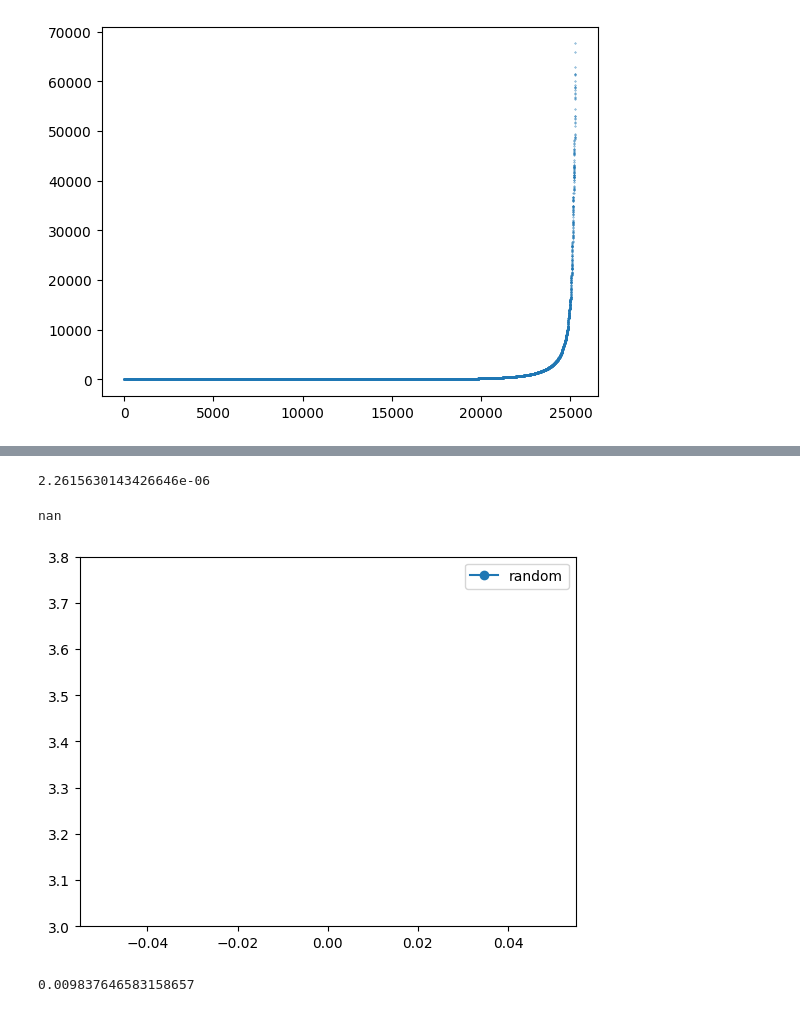
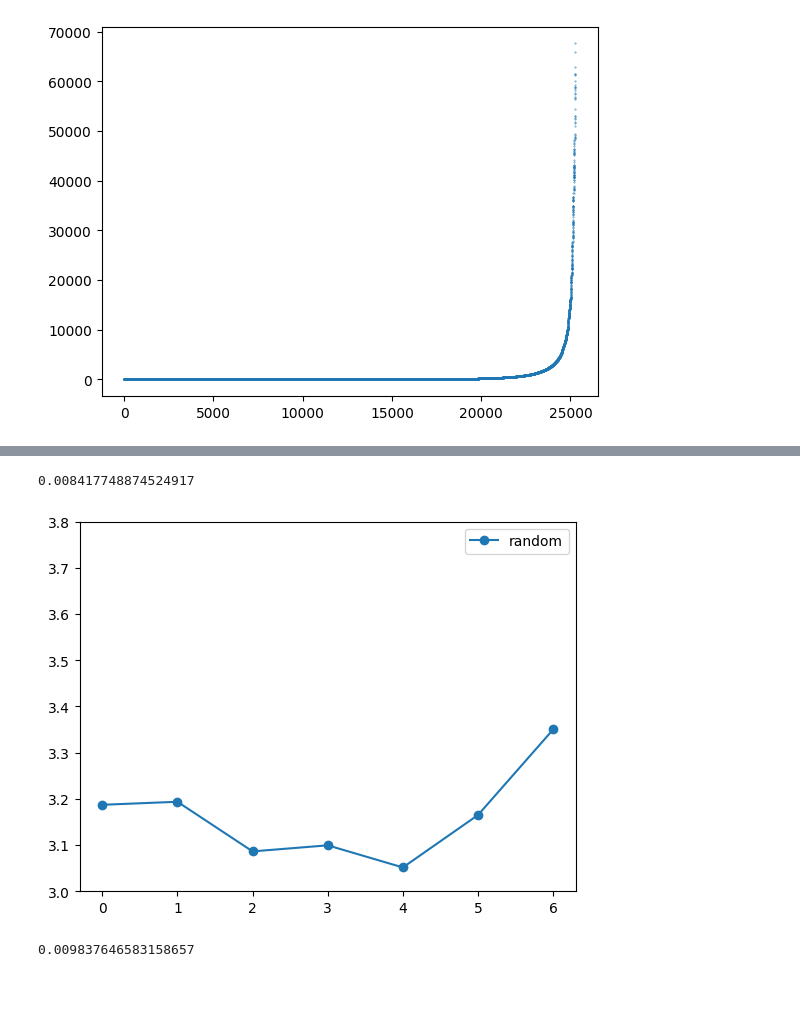
Before and after one commit to lavakin/ga_for_hourglass, a Jupyter notebook: pyGAD_implementation.ipynb, the cells around one changed output, grey strips where cells are left out. Drawn from its saved outputs; the diff is of its cells as text; code cells hidden in the pictures.

```diff
--- a/pyGAD_implementation.ipynb
+++ b/pyGAD_implementation.ipynb
@@ -157,12 +170,8 @@ ga_instance.plot_new_solution_rate()
-# %%
-print(solution_fitness)
-# %% [output]
-2.2615630143426646e-06
 # %%
-print_curve(np.random.randint(0,1, size=high_var.shape[0]),label="random")
+print_curve(np.random.randint(0,2, size=high_var.shape[0]),label="random")
 # %% [output]
-nan
+0.008417748874524917
-[figure, old version]
+[figure, new version]
 # %%
 print_curve(np.ones(high_var.shape[0]), label="all genes")
 # %% [output]
```
Also changed, not shown: parts of 22 cells of this notebook.
